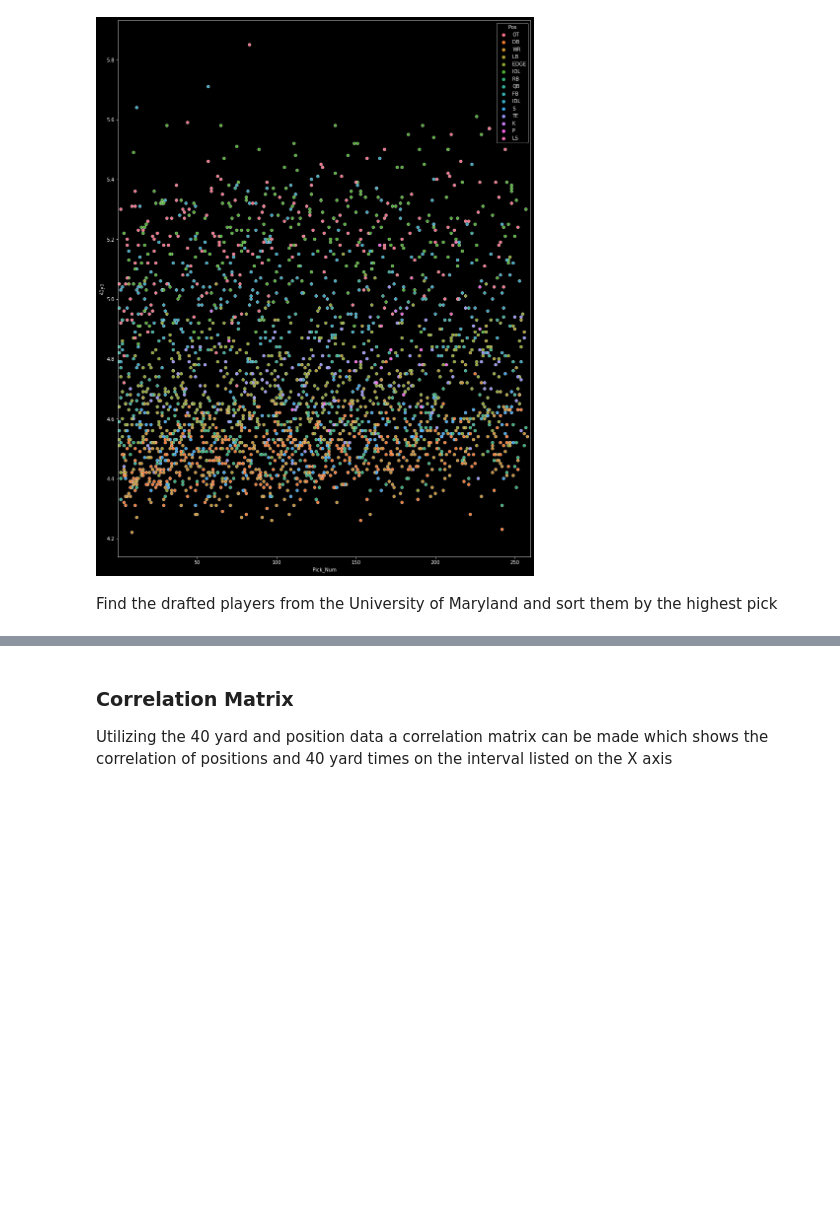
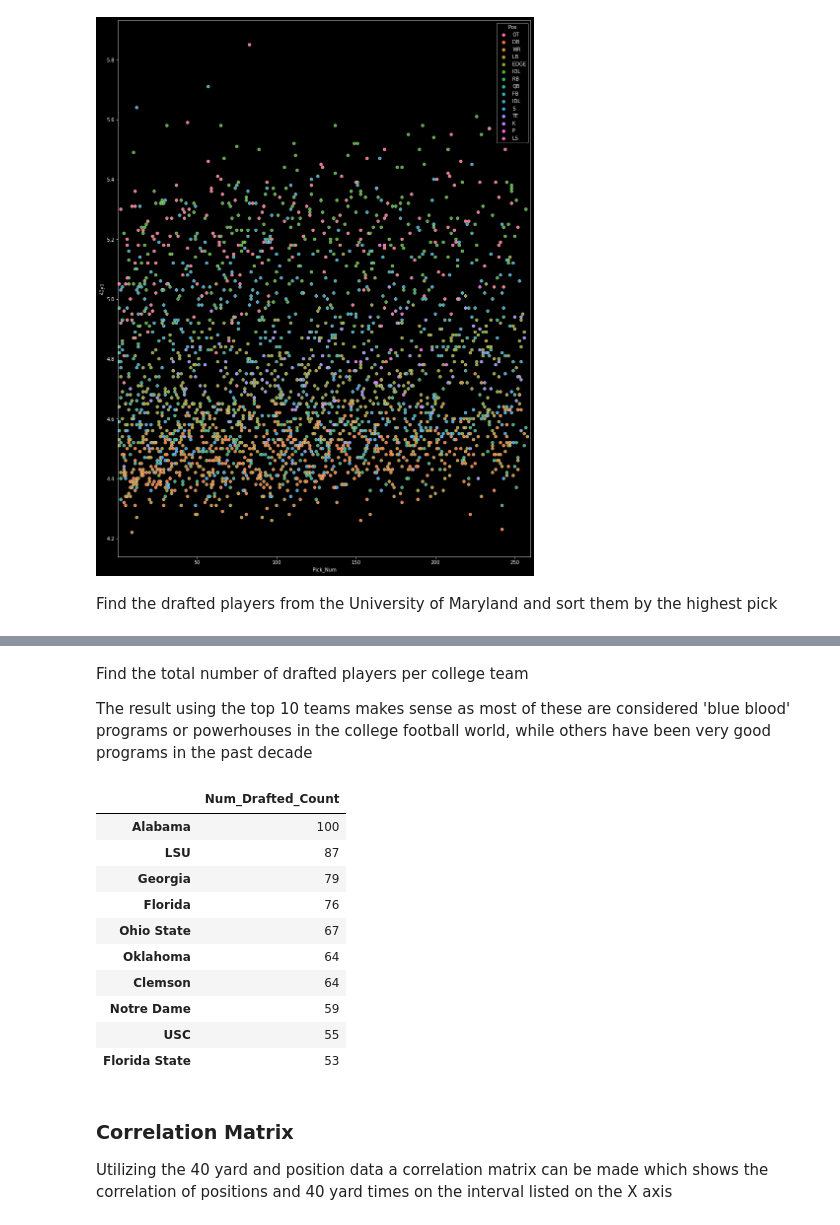
Before and after one commit to Domgraz/NFL_Combine_Draft_EDA, a Jupyter notebook: NFL_Draft.ipynb, the cells around one changed output, grey strips where cells are left out. Drawn from its saved outputs; the diff is of its cells as text; code cells hidden in the pictures; blank space fills up the shorter version.

```diff
--- a/NFL_Draft.ipynb
+++ b/NFL_Draft.ipynb
@@ -329,3 +335,23 @@ md_df.sort_values('Pick_Num', ascending= True)
+# %% [markdown]
+Find the total number of drafted players per college team
+
+The result using the top 10 teams makes sense as most of these are considered 'blue blood' programs or powerhouses in the college football world, while others have been very good programs in the past decade
+# %%
+school_count_df = pd.DataFrame(drafted_df['School'].value_counts())
+school_count_df.rename(columns = {'School': 'Num_Drafted_Count'}, inplace= True)
+school_count_df.head(10)
+# %% [output]
+|  | Num_Drafted_Count |
+| Alabama | 100 |
+| LSU | 87 |
+| Georgia | 79 |
+| Florida | 76 |
+| Ohio State | 67 |
+| Oklahoma | 64 |
+| Clemson | 64 |
+| Notre Dame | 59 |
+| USC | 55 |
+| Florida State | 53 |
 # %% [markdown]
 ### Correlation Matrix
 
```
Also changed, not shown: parts of 3 cells of this notebook.
